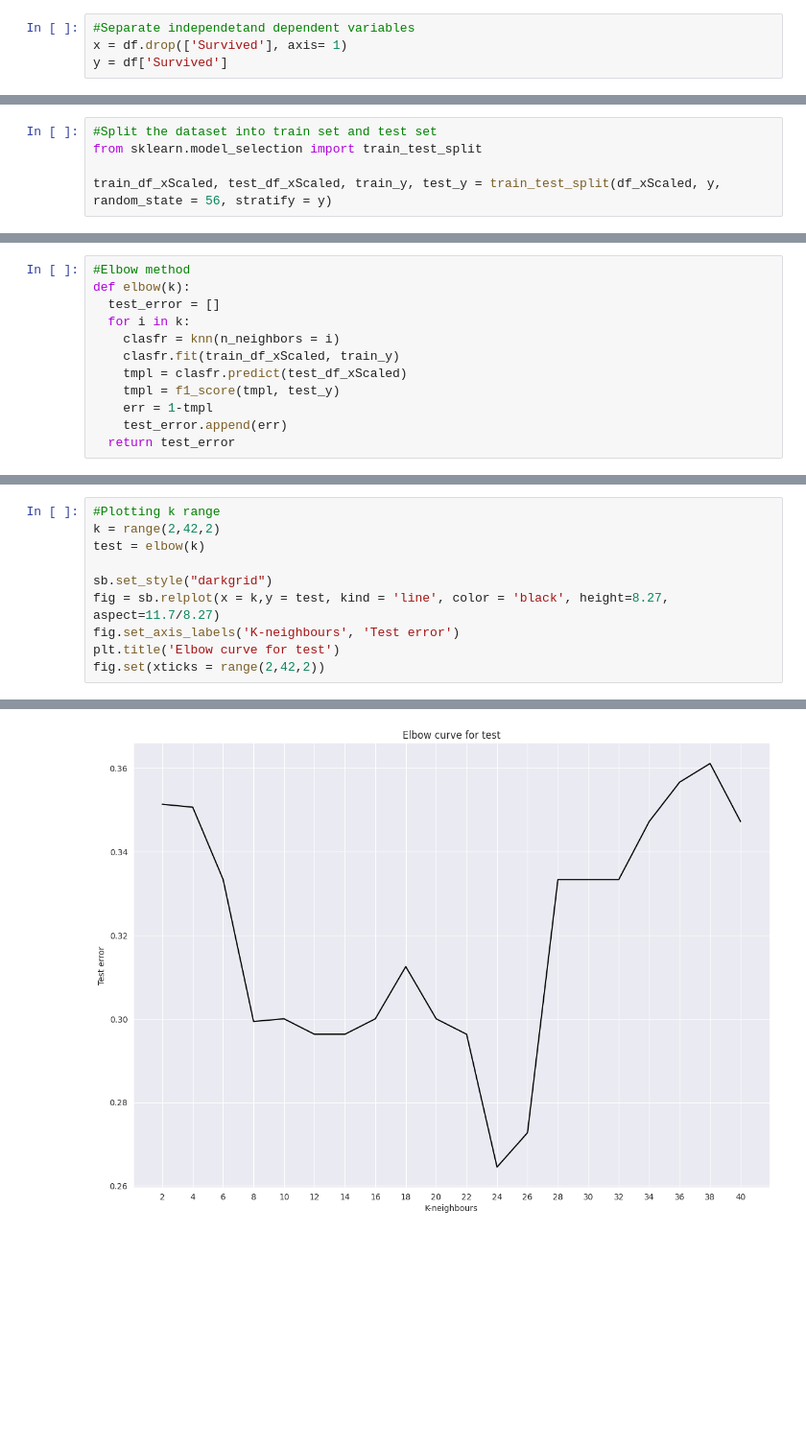
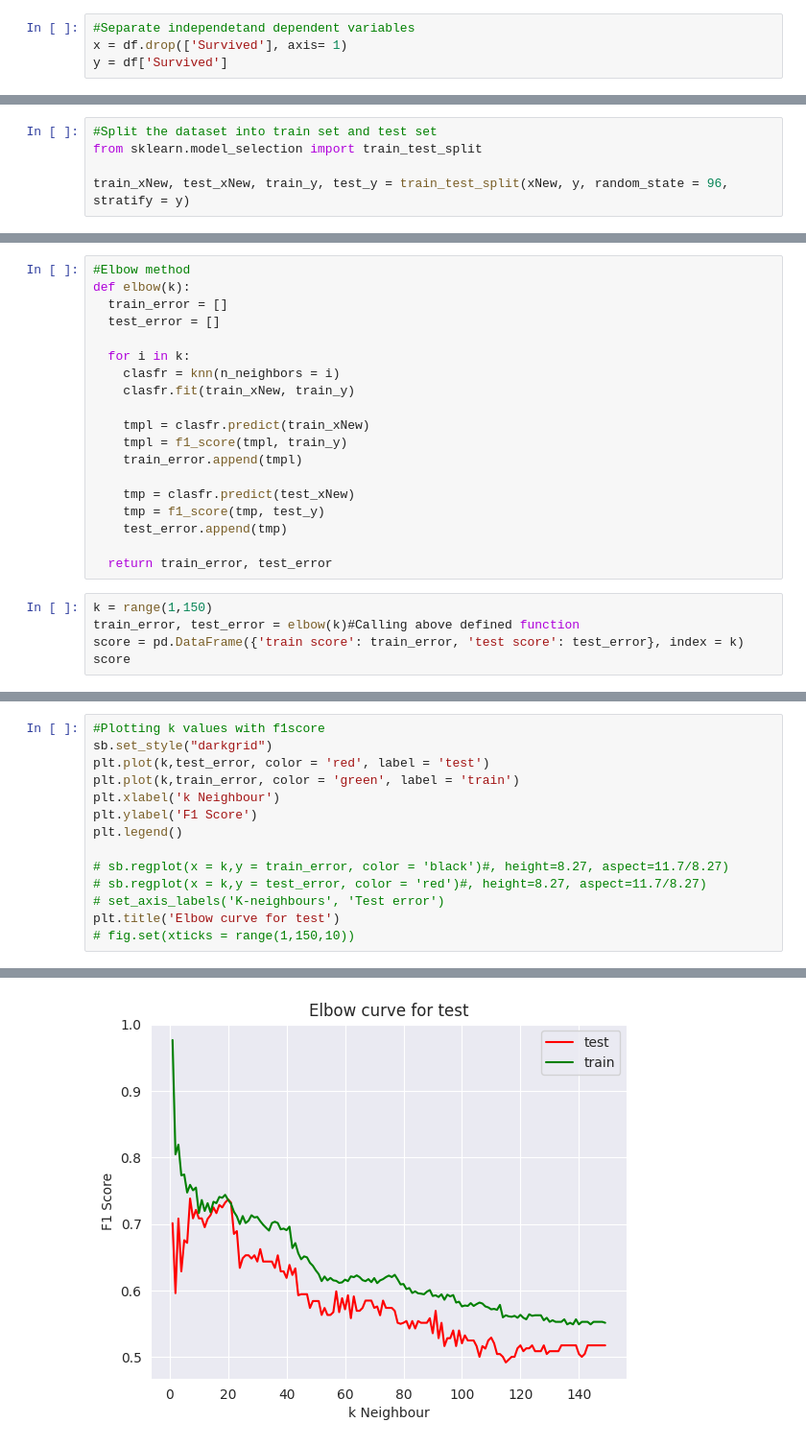
Before and after one commit to AlejandroPinto5/KNN-algorithm, a Jupyter notebook: Simple_classification_model.ipynb, the cells around one changed output, grey strips where cells are left out. Shown at 96% size. Cells and saved outputs as stored; diff of their text form; blank space fills up the shorter version.

```diff
--- a/Simple_classification_model.ipynb
+++ b/Simple_classification_model.ipynb
@@ -75,7 +90,7 @@ df_xScaled
 #Split the dataset into train set and test set
 from sklearn.model_selection import train_test_split
 
-train_df_xScaled, test_df_xScaled, train_y, test_y = train_test_split(df_xScaled, y, random_state = 56, stratify = y)
+train_xNew, test_xNew, train_y, test_y = train_test_split(xNew, y, random_state = 96, stratify = y)
 # %%
 #KNN classifier and metric F1score
 from sklearn.neighbors import KNeighborsClassifier as knn
@@ -91,12 +115,24 @@ Test F1 Score:  0.7000000000000001
 # %%
 #Elbow method
 def elbow(k):
+  train_error = []
   test_error = []
+
   for i in k:
     clasfr = knn(n_neighbors = i)
-    clasfr.fit(train_df_xScaled, train_y)
-    tmpl = clasfr.predict(test_df_xScaled)
-    tmpl = f1_score(tmpl, test_y)
-    err = 1-tmpl
-    test_error.append(err)
-  return test_error
+    clasfr.fit(train_xNew, train_y)
+
+    tmpl = clasfr.predict(train_xNew)
+    tmpl = f1_score(tmpl, train_y)
+    train_error.append(tmpl)
+
+    tmp = clasfr.predict(test_xNew)
+    tmp = f1_score(tmp, test_y)
+    test_error.append(tmp)
+
+  return train_error, test_error
+# %%
+k = range(1,150)
+train_error, test_error = elbow(k)#Calling above defined function
+score = pd.DataFrame({'train score': train_error, 'test score': test_error}, index = k)
+score
@@ -103,11 +153,15 @@ def elbow(k):
 # %%
-#Plotting k range
-k = range(2,42,2)
-test = elbow(k)
+#Plotting k values with f1score
+sb.set_style("darkgrid")
+plt.plot(k,test_error, color = 'red', label = 'test')
+plt.plot(k,train_error, color = 'green', label = 'train')
+plt.xlabel('k Neighbour')
+plt.ylabel('F1 Score')
+plt.legend()
 
-sb.set_style("darkgrid")
-fig = sb.relplot(x = k,y = test, kind = 'line', color = 'black', height=8.27, aspect=11.7/8.27)
-fig.set_axis_labels('K-neighbours', 'Test error')
+# sb.regplot(x = k,y = train_error, color = 'black')#, height=8.27, aspect=11.7/8.27)
+# sb.regplot(x = k,y = test_error, color = 'red')#, height=8.27, aspect=11.7/8.27)
+# set_axis_labels('K-neighbours', 'Test error')
 plt.title('Elbow curve for test')
-fig.set(xticks = range(2,42,2))
+# fig.set(xticks = range(1,150,10))
 # %% [output]
@@ -115 +169 @@ fig.set(xticks = range(2,42,2))
-[figure, old version]
+[figure, new version]
```
Also changed, not shown: parts of 9 cells of this notebook.
